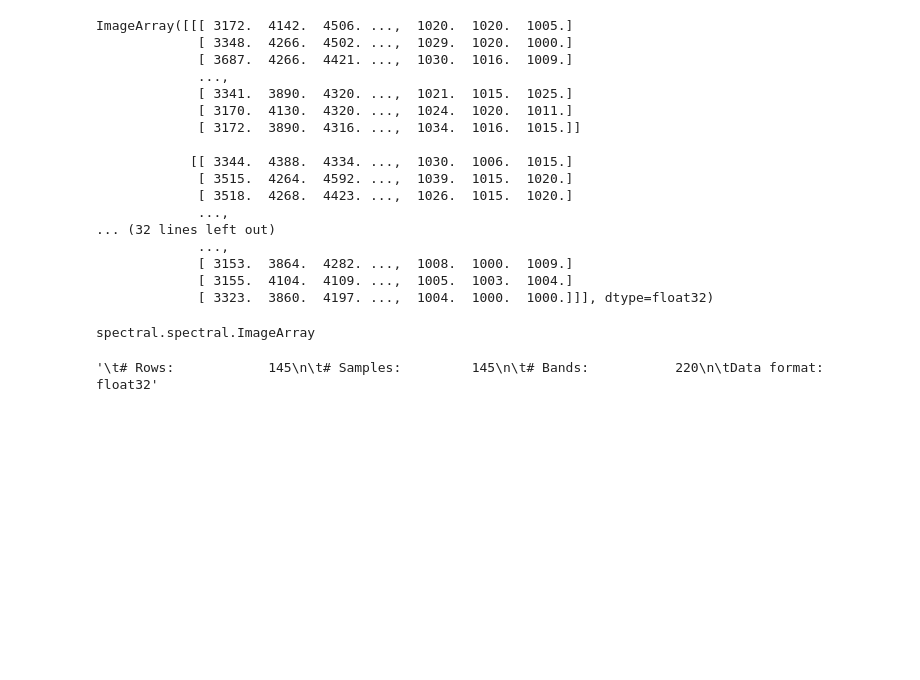
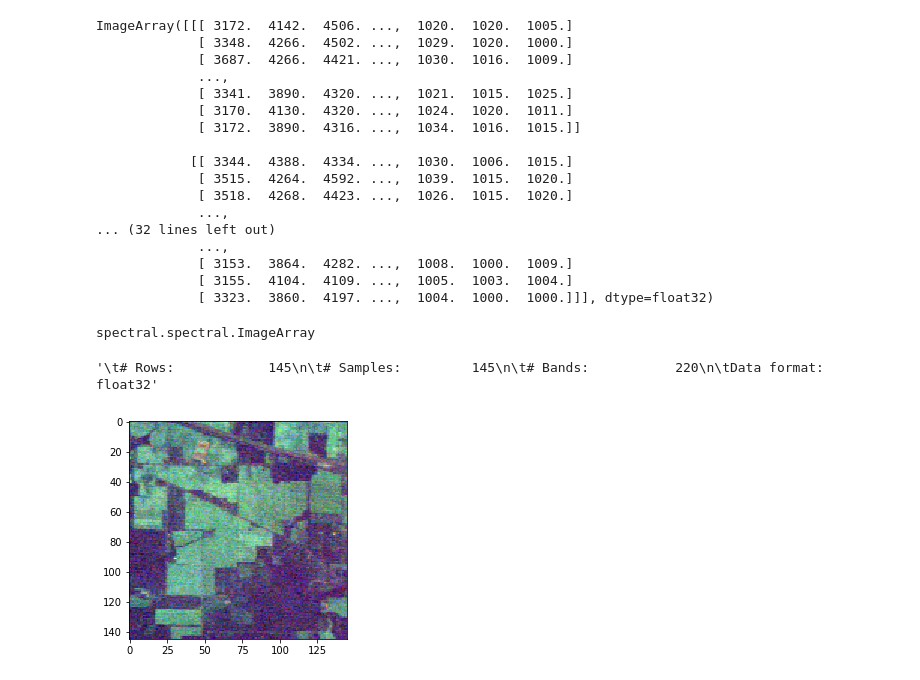
Before and after one commit to abhilash-neog/Hyperspectral-Image-Learning, a Jupyter notebook: Hyperspectral Image Processing/hyperspectralImageProcessing.ipynb, the cells around one changed output. Saved outputs shown, nothing was run; the diff lists cells and outputs as text; code cells hidden in the pictures; blank space fills up the shorter version.

```diff
--- a/Hyperspectral Image Processing/hyperspectralImageProcessing.ipynb
+++ b/Hyperspectral Image Processing/hyperspectralImageProcessing.ipynb
@@ -114,0 +117,5 @@ imgA.info()
+# %%
+#view1 = imshow(img)
+view1 = imshow(img)
+# %% [output]
+[figure, added]
```
Also changed, not shown: parts of 4 cells of this notebook.
